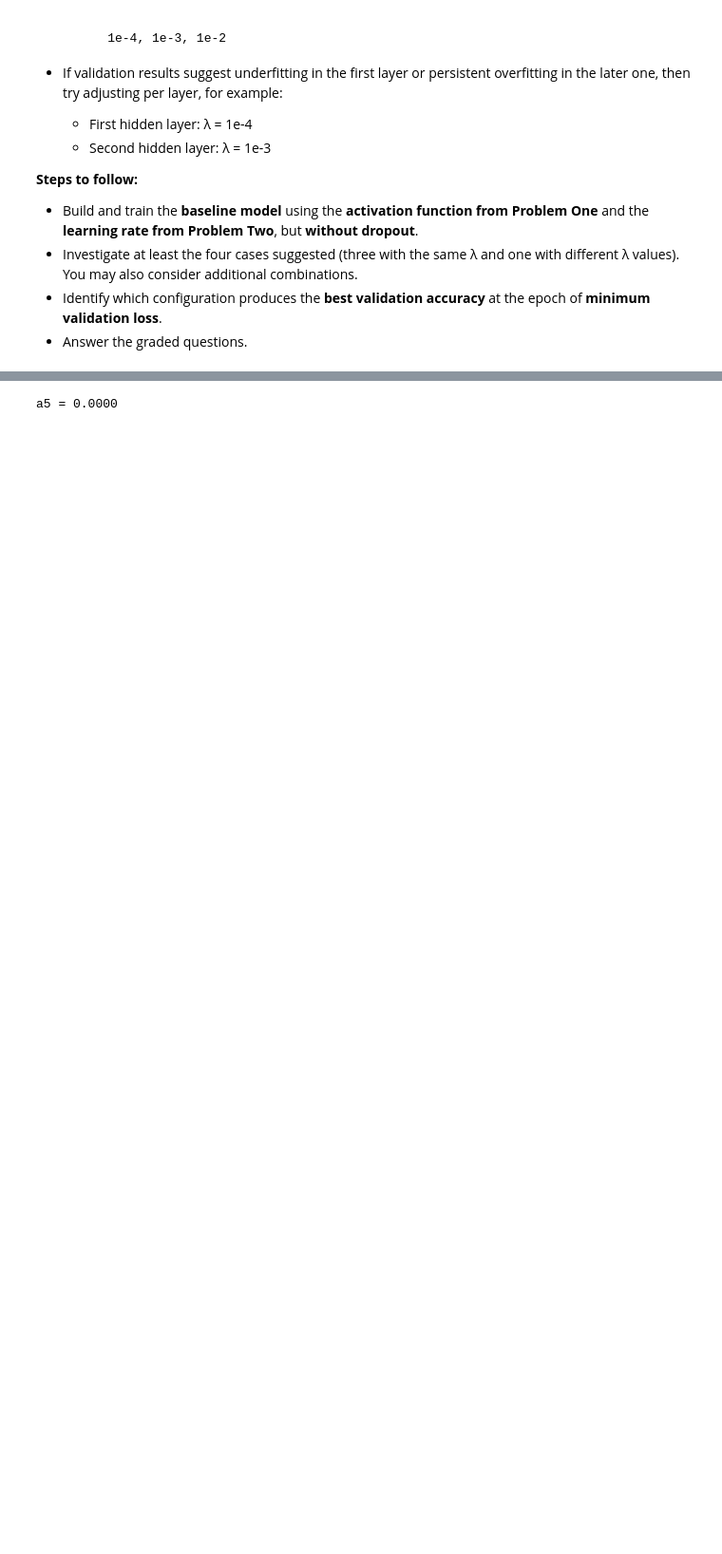
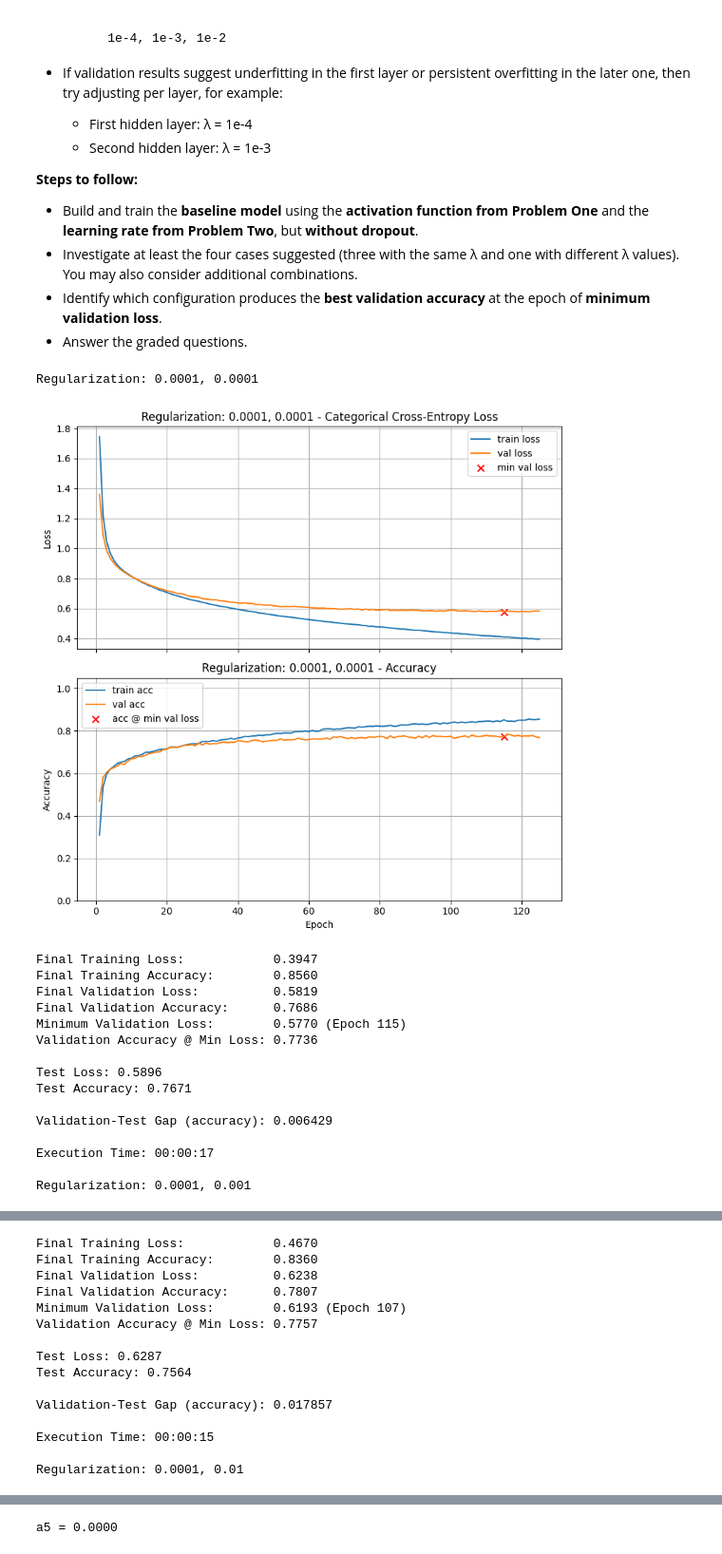
Before and after one commit to jtvon/Module-7-Assignments, a Jupyter notebook: Homework_03.ipynb, the cells around one changed output, grey strips where cells are left out. Shown at 95% size. Drawn from its saved outputs; the diff is of its cells as text; code cells hidden in the pictures; blank space fills up the shorter version.

```diff
--- a/Homework_03.ipynb
+++ b/Homework_03.ipynb
@@ -817,3 +819,33 @@ In this problem, you will explore how **L2 regularization** (also called *weight
 * Answer the graded questions.
 # %%
 # Your code here. Add as many cells as you need.
+lr_4 = 5e-4
+af_4 = 'tanh'
+
+regularization_4 = [1e-4, 1e-3, 1e-2]
+
+results_4 = pd.DataFrame(columns=['First Layer Reg', 'Second Layer Reg', 'Best Val Accuracy', 'Min Val Loss'], index=[0,1,2,3,4,5,6,7,8])
+
+for i, reg_i in enumerate(regularization_4):
+    for j, reg_j in enumerate(regularization_4):
+        model = build_model(X_train.shape[1], [ (64, af_4, reg_i, 0.0), (32, af_4, reg_j, 0.0)], n_classes)
+        history, metrics = train_and_test(model, lr_schedule=lr_4, title=f"Regularization: {reg_i}, {reg_j}", verbose=0, return_history = True)
+        results_4.iloc[i * 3 + j] = [reg_i, reg_j, metrics['val_acc_at_min_loss'], metrics['min_val_loss']]
+# %% [output]
+Regularization: 0.0001, 0.0001
+[figure, added]
+Final Training Loss:            0.3947
+Final Training Accuracy:        0.8560
+Final Validation Loss:          0.5819
+Final Validation Accuracy:      0.7686
+Minimum Validation Loss:        0.5770 (Epoch 115)
+Validation Accuracy @ Min Loss: 0.7736
+
+Test Loss: 0.5896
+Test Accuracy: 0.7671
+
+Validation-Test Gap (accuracy): 0.006429
+
+Execution Time: 00:00:17
+
+Regularization: 0.0001, 0.001
@@ -819,0 +853,15 @@ In this problem, you will explore how **L2 regularization** (also called *weight
+Final Training Loss:            0.4670
+Final Training Accuracy:        0.8360
+Final Validation Loss:          0.6238
+Final Validation Accuracy:      0.7807
+Minimum Validation Loss:        0.6193 (Epoch 107)
+Validation Accuracy @ Min Loss: 0.7757
+
+Test Loss: 0.6287
+Test Accuracy: 0.7564
+
+Validation-Test Gap (accuracy): 0.017857
+
+Execution Time: 00:00:15
+
+Regularization: 0.0001, 0.01
```
Also changed, not shown: parts of 29 cells of this notebook.
